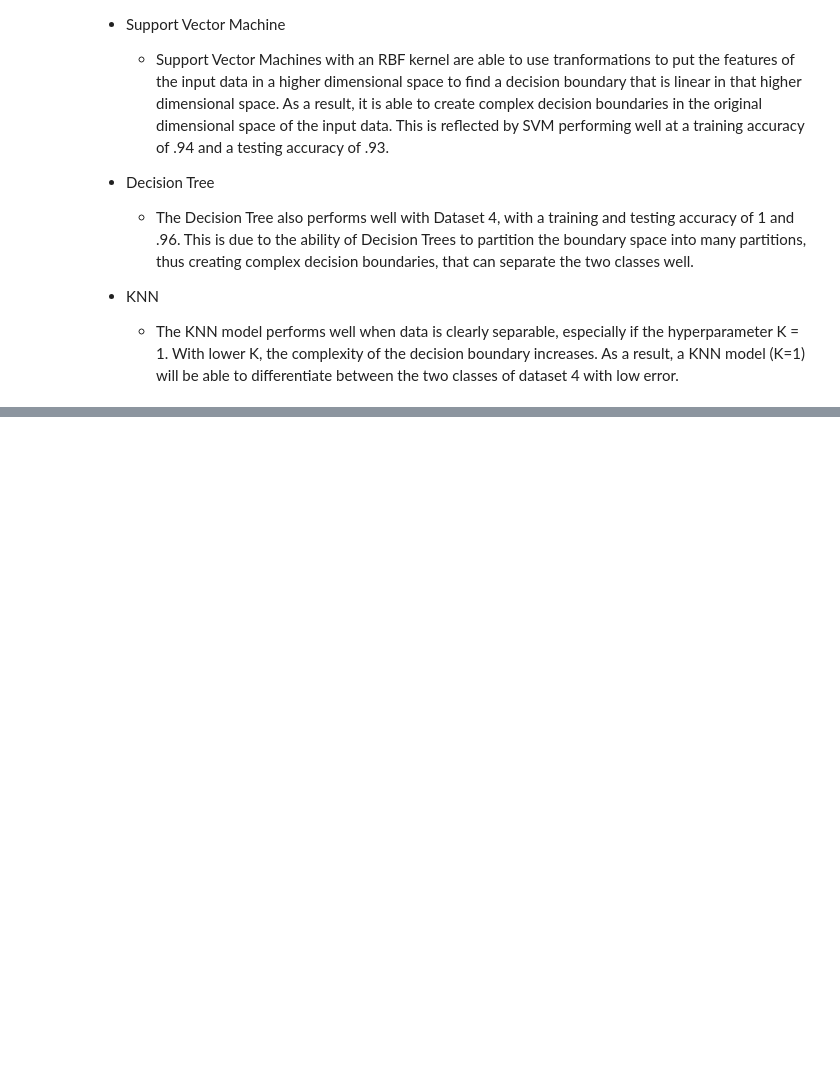
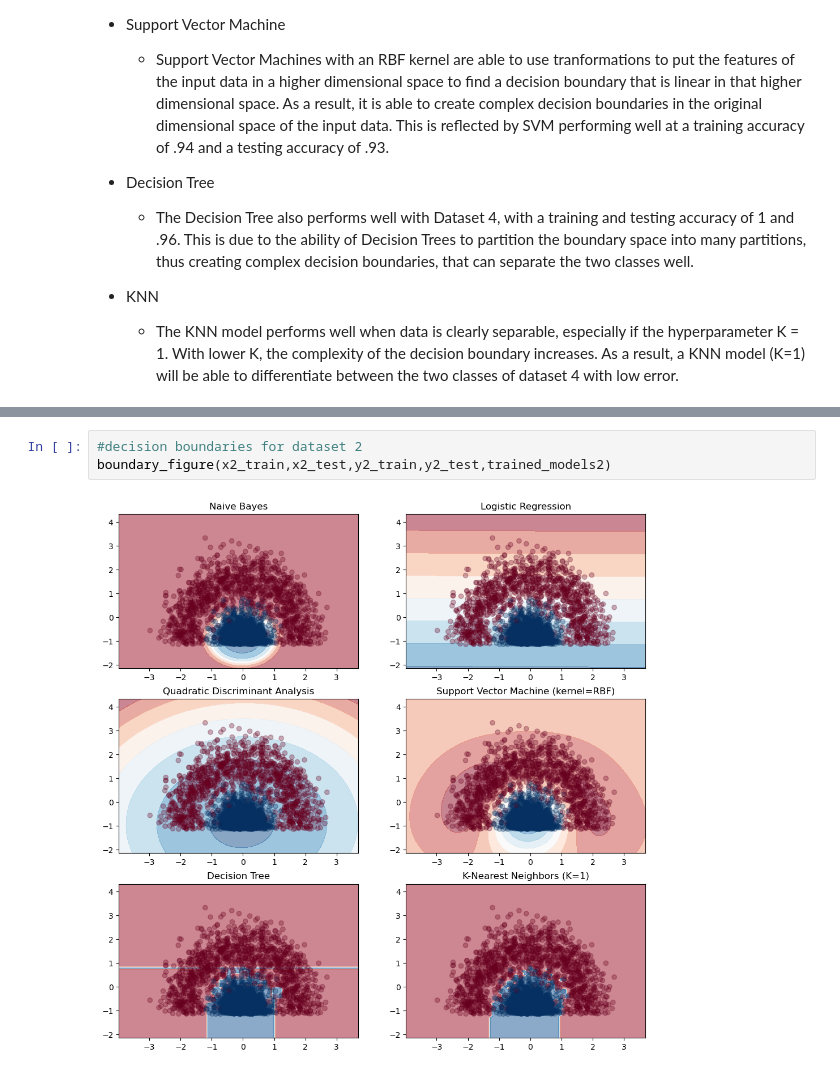
Before and after one commit to lau-allen/classifier-models-comparison, a Jupyter notebook: hw3p3.ipynb, the cells around one changed output, grey strips where cells are left out. Cells and saved outputs as stored; diff of their text form; blank space fills up the shorter version.

```diff
--- a/hw3p3.ipynb
+++ b/hw3p3.ipynb
@@ -506,0 +540,5 @@ Takeaways from the classification reports for dataset 4:
+# %%
+#decision boundaries for dataset 2
+boundary_figure(x2_train,x2_test,y2_train,y2_test,trained_models2)
+# %% [output]
+[figure, added]
```
Also changed, not shown: parts of 11 cells of this notebook.
